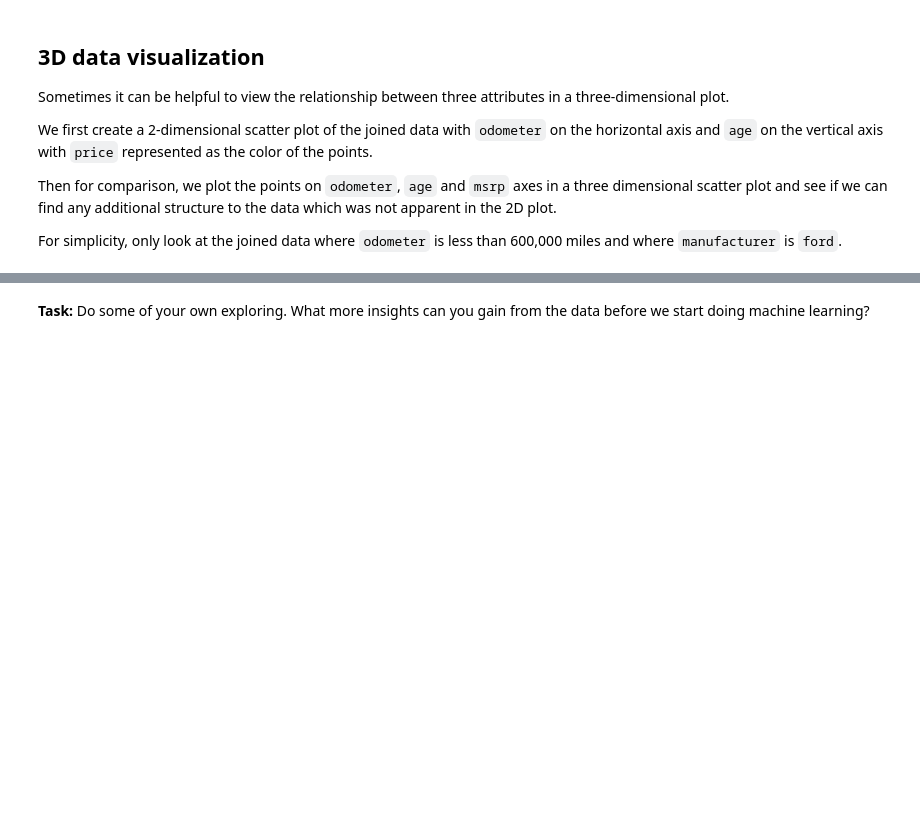
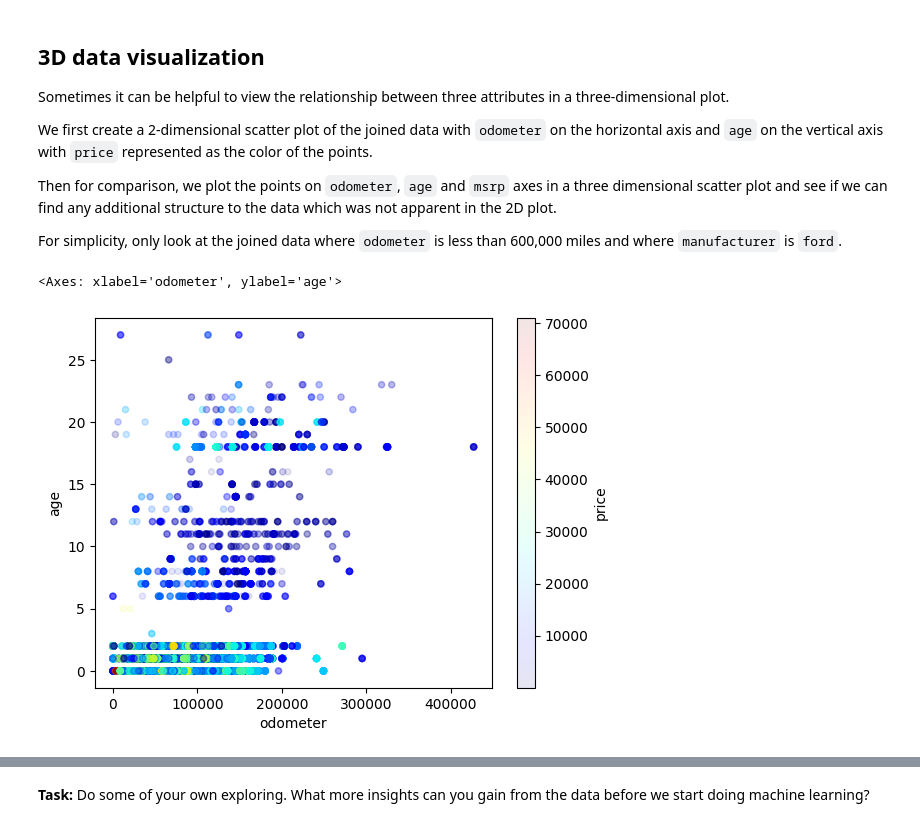
Before and after one commit to Grimur12/Data, a Jupyter notebook: Ass2/ads_ex2.ipynb, the cells around one changed output, grey strips where cells are left out. Saved outputs shown, nothing was run; the diff lists cells and outputs as text; code cells hidden in the pictures; blank space fills up the shorter version.

```diff
--- a/Ass2/ads_ex2.ipynb
+++ b/Ass2/ads_ex2.ipynb
@@ -254,0 +352,8 @@ For simplicity, only look at the joined data where `odometer` is less than 600,0
+# %%
+# 2D scatter plot
+
+joined_df['age'] = joined_df['year'].max() - joined_df['year']
+joined_df[(joined_df['odometer'] < 600000)& (joined_df['manufacturer'] == 'ford')].plot(kind='scatter', x='odometer', y='age', alpha=0.1, c='price', cmap=plt.get_cmap('jet'))
+# %% [output]
+<Axes: xlabel='odometer', ylabel='age'>
+[figure, added]
```
Also changed, not shown: parts of 27 cells of this notebook.
